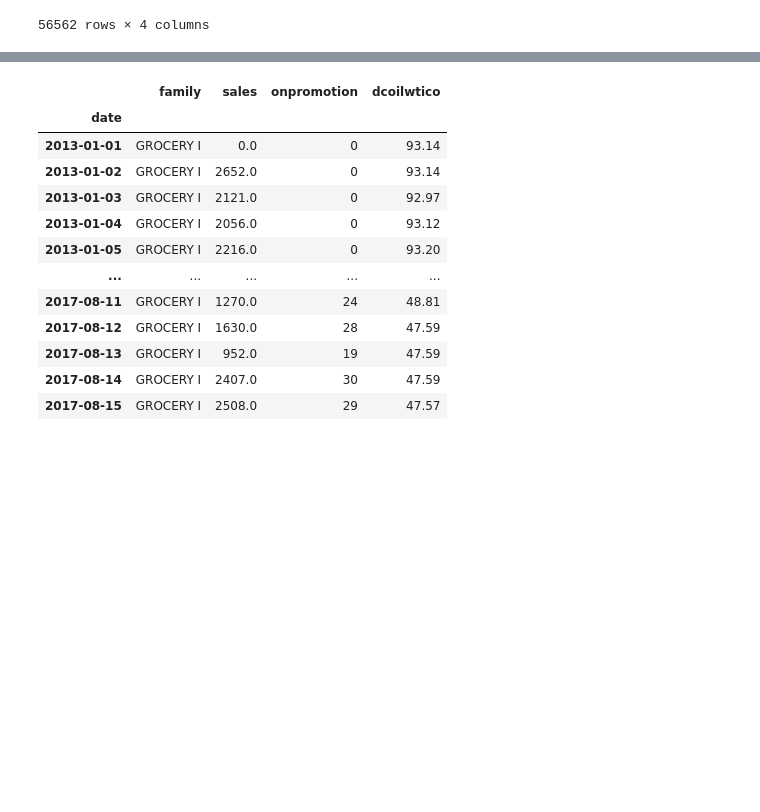
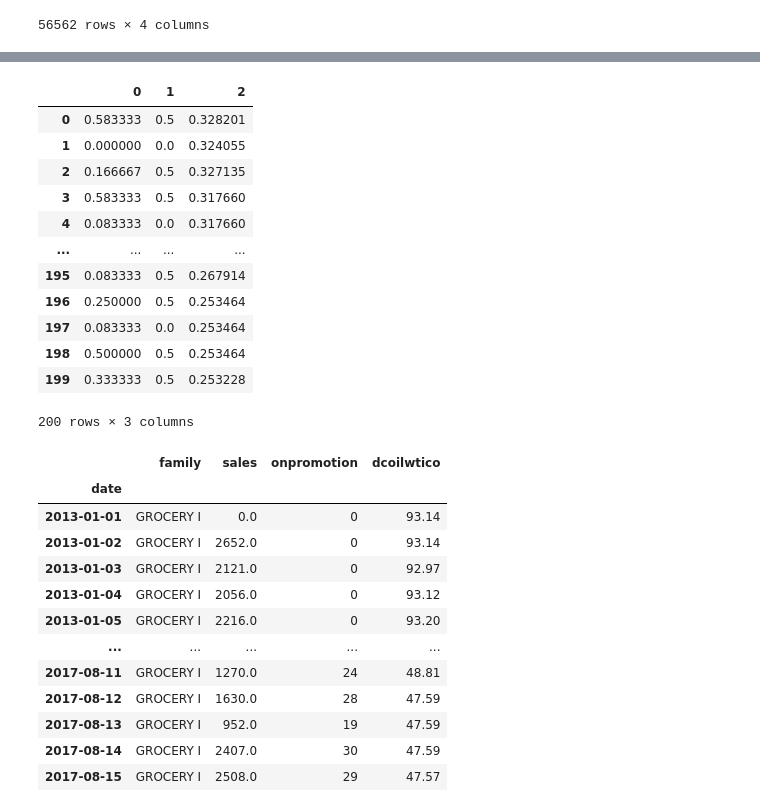
Before and after one commit to ferrry-ghsb/bigdata_6team, a Jupyter notebook: [ksy]preprocessing.ipynb, the cells around one changed output, grey strips where cells are left out. Cells and saved outputs as stored; diff of their text form; code cells hidden in the pictures; blank space fills up the shorter version.

```diff
--- a/[ksy]preprocessing.ipynb
+++ b/[ksy]preprocessing.ipynb
@@ -361,0 +396,16 @@ train_cp
+# %%
+Test_bea
+# %% [output]
+|  | 0 | 1 | 2 |
+| 0 | 0.583333 | 0.5 | 0.328201 |
+| 1 | 0.000000 | 0.0 | 0.324055 |
+| 2 | 0.166667 | 0.5 | 0.327135 |
+| 3 | 0.583333 | 0.5 | 0.317660 |
+| 4 | 0.083333 | 0.0 | 0.317660 |
+| ... | ... | ... | ... |
+| 195 | 0.083333 | 0.5 | 0.267914 |
+| 196 | 0.250000 | 0.5 | 0.253464 |
+| 197 | 0.083333 | 0.0 | 0.253464 |
+| 198 | 0.500000 | 0.5 | 0.253464 |
+| 199 | 0.333333 | 0.5 | 0.253228 |
+200 rows × 3 columns
```
Also changed, not shown: parts of 4 cells of this notebook.
